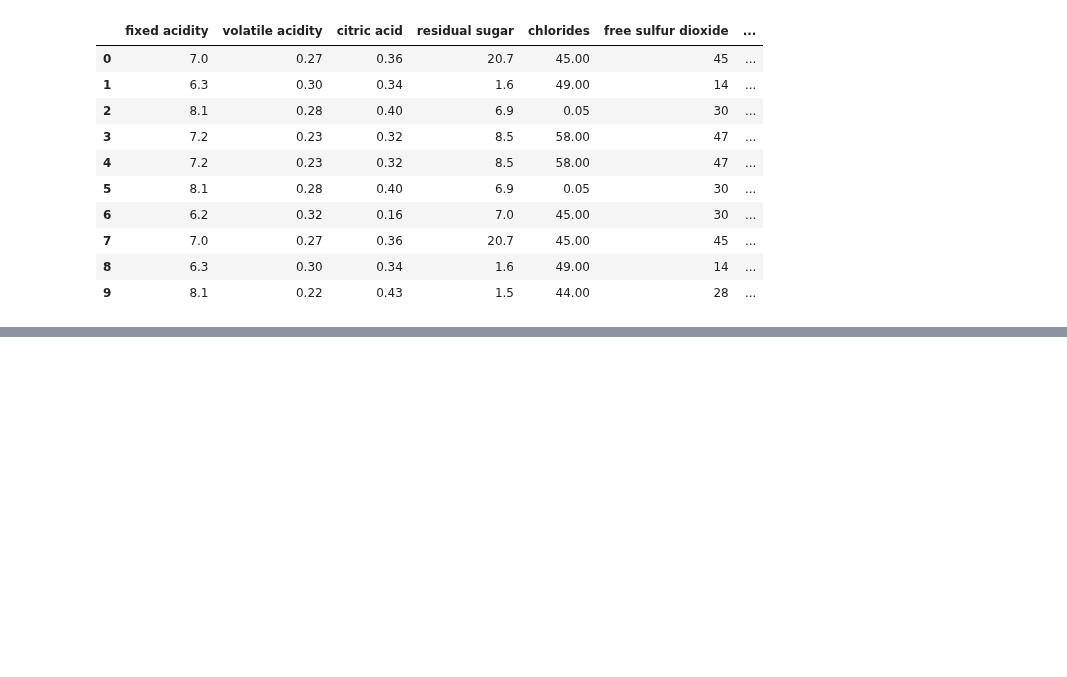
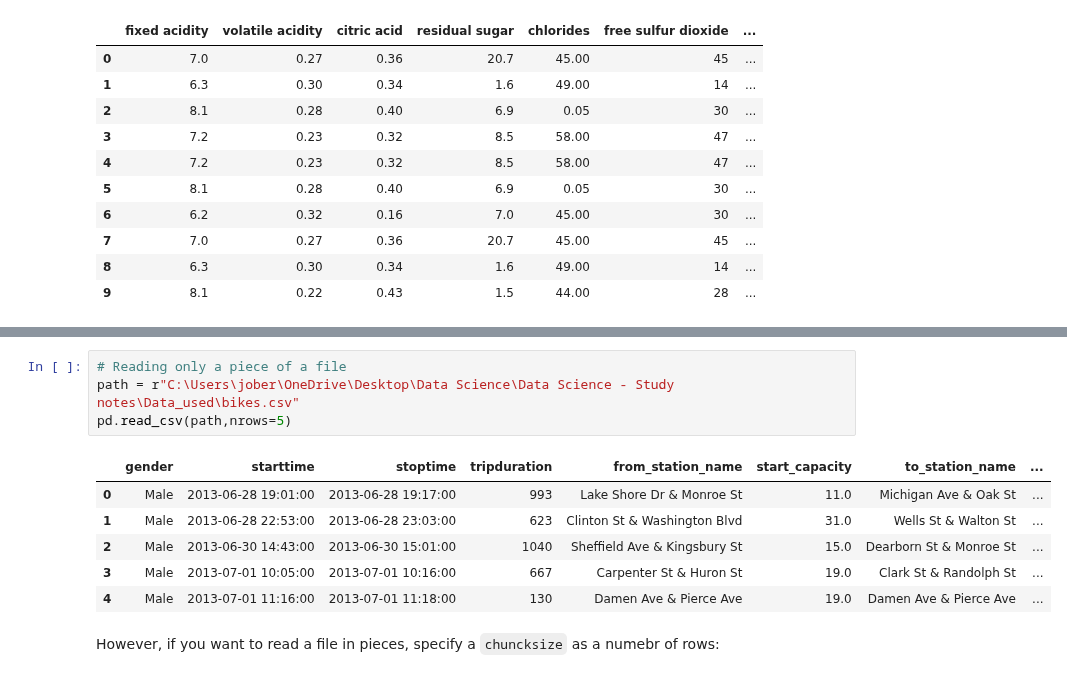
Before and after one commit to bizzaccelerator/Data-Science-Study-Notes, a Jupyter notebook: 5. Accesing data from files and APIs.ipynb, the cells around one changed output, grey strips where cells are left out. Drawn from its saved outputs; the diff is of its cells as text; blank space fills up the shorter version.

```diff
--- a/5. Accesing data from files and APIs.ipynb
+++ b/5. Accesing data from files and APIs.ipynb
@@ -148,0 +157,13 @@ data3
+# %%
+# Reading only a piece of a file
+path = r"C:\Users\jober\OneDrive\Desktop\Data Science\Data Science - Study notes\Data_used\bikes.csv"
+pd.read_csv(path,nrows=5)
+# %% [output]
+|  | gender | starttime | stoptime | tripduration | from_station_name | start_capacity | to_station_name | ... |
+| 0 | Male | 2013-06-28 19:01:00 | 2013-06-28 19:17:00 | 993 | Lake Shore Dr & Monroe St | 11.0 | Michigan Ave & Oak St | ... |
+| 1 | Male | 2013-06-28 22:53:00 | 2013-06-28 23:03:00 | 623 | Clinton St & Washington Blvd | 31.0 | Wells St & Walton St | ... |
+| 2 | Male | 2013-06-30 14:43:00 | 2013-06-30 15:01:00 | 1040 | Sheffield Ave & Kingsbury St | 15.0 | Dearborn St & Monroe St | ... |
+| 3 | Male | 2013-07-01 10:05:00 | 2013-07-01 10:16:00 | 667 | Carpenter St & Huron St | 19.0 | Clark St & Randolph St | ... |
+| 4 | Male | 2013-07-01 11:16:00 | 2013-07-01 11:18:00 | 130 | Damen Ave & Pierce Ave | 19.0 | Damen Ave & Pierce Ave | ... |
+# %% [markdown]
+However, if you want to read a file in pieces, specify a `chuncksize` as a numebr of rows:
```
Also changed, not shown: parts of 11 cells of this notebook, 2 other files.
